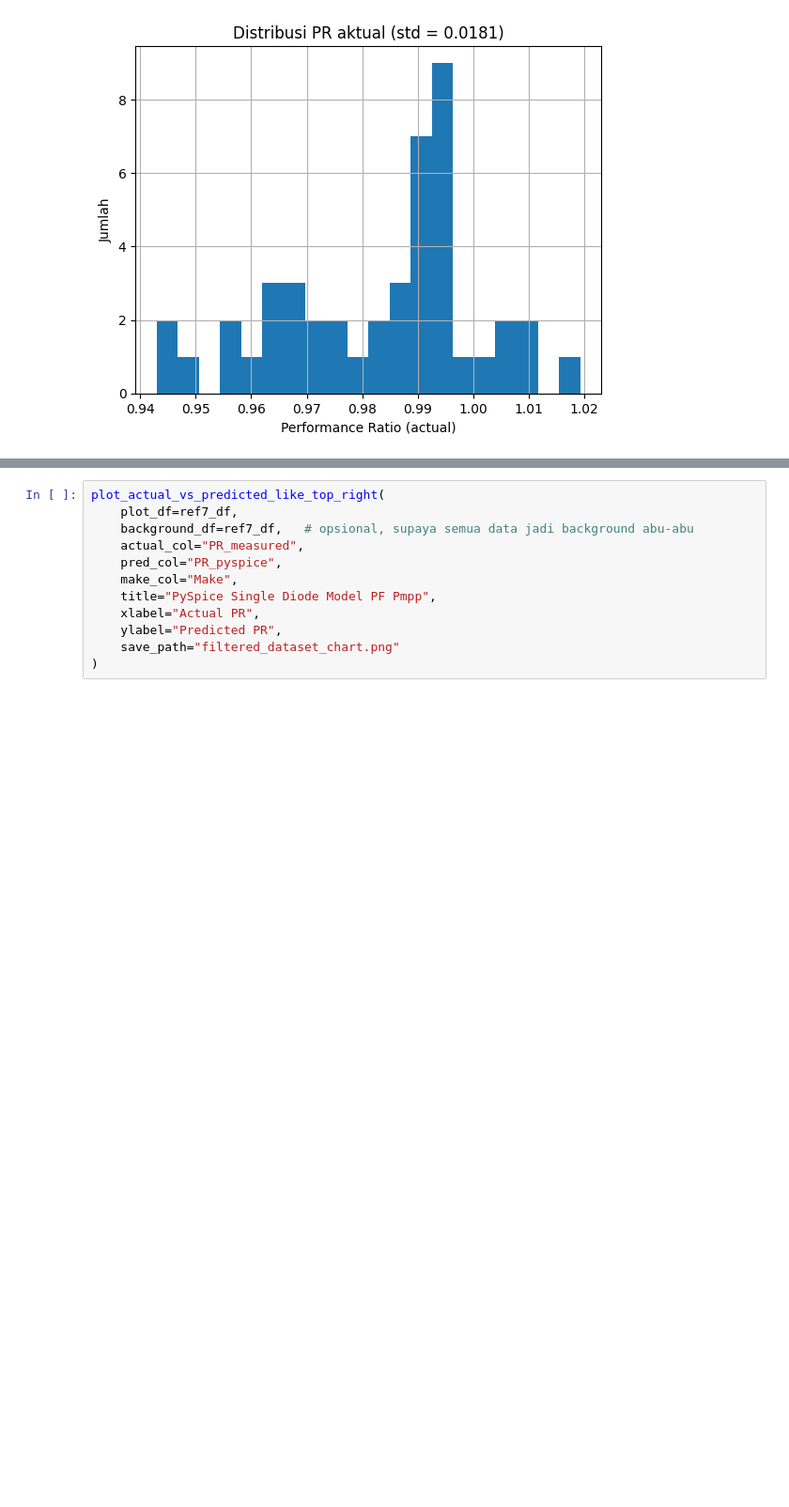
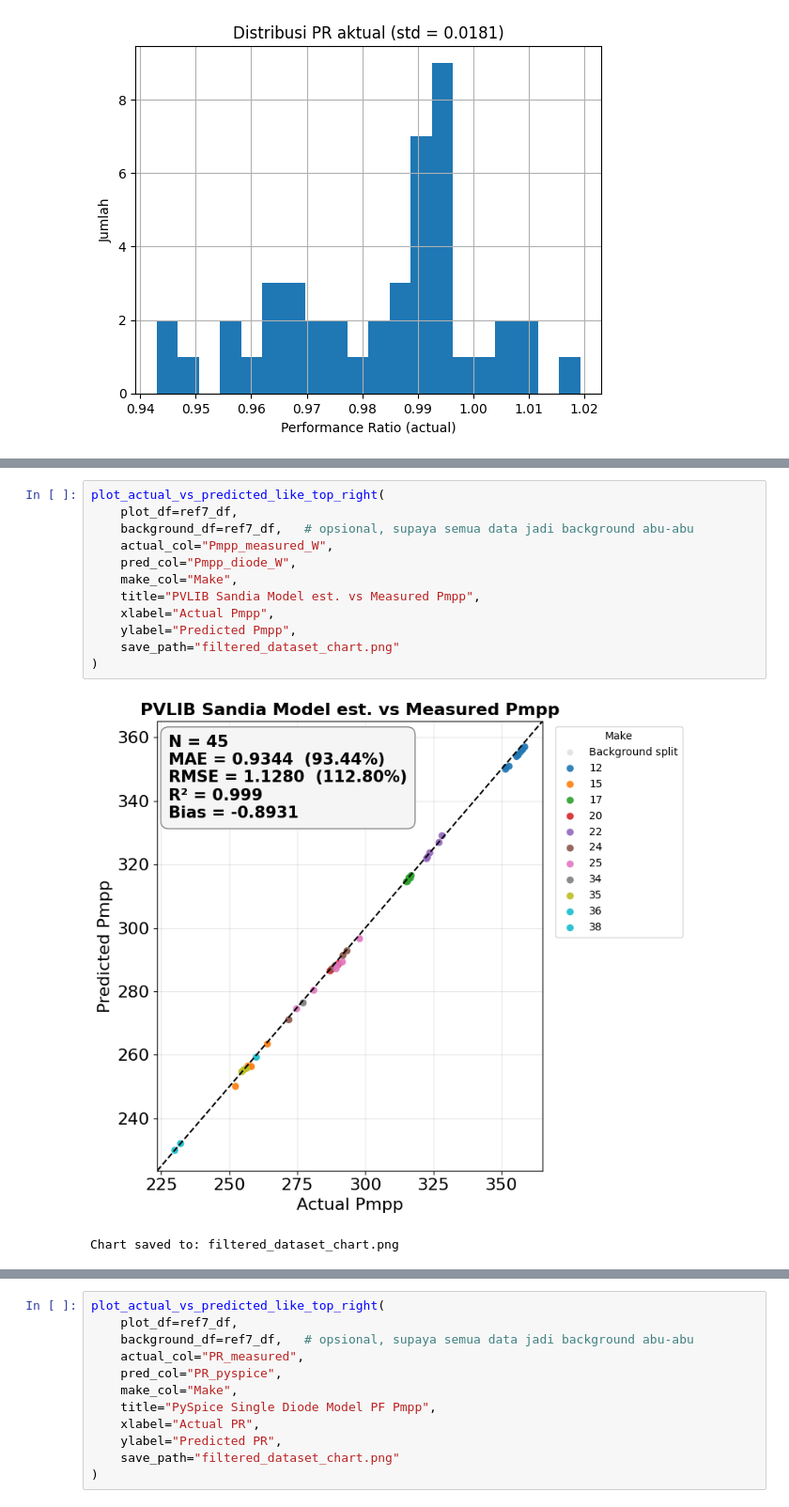
Before and after one commit to Kakozi/kodethesis, a Jupyter notebook: MerapikanChart.ipynb, the cells around one changed output, grey strips where cells are left out. Shown at 94% size. Drawn from its saved outputs; the diff is of its cells as text; blank space fills up the shorter version.

```diff
--- a/MerapikanChart.ipynb
+++ b/MerapikanChart.ipynb
@@ -428,0 +832,15 @@ Standar deviasi: 1.8097113498185171 %
+# %%
+plot_actual_vs_predicted_like_top_right(
+    plot_df=ref7_df,
+    background_df=ref7_df,   # opsional, supaya semua data jadi background abu-abu
+    actual_col="Pmpp_measured_W",
+    pred_col="Pmpp_diode_W",
+    make_col="Make",
+    title="PVLIB Sandia Model est. vs Measured Pmpp",
+    xlabel="Actual Pmpp",
+    ylabel="Predicted Pmpp",
+    save_path="filtered_dataset_chart.png"
+)
+# %% [output]
+[figure, added]
+Chart saved to: filtered_dataset_chart.png
```
Also changed, not shown: parts of 8 cells of this notebook, 1 other file.
